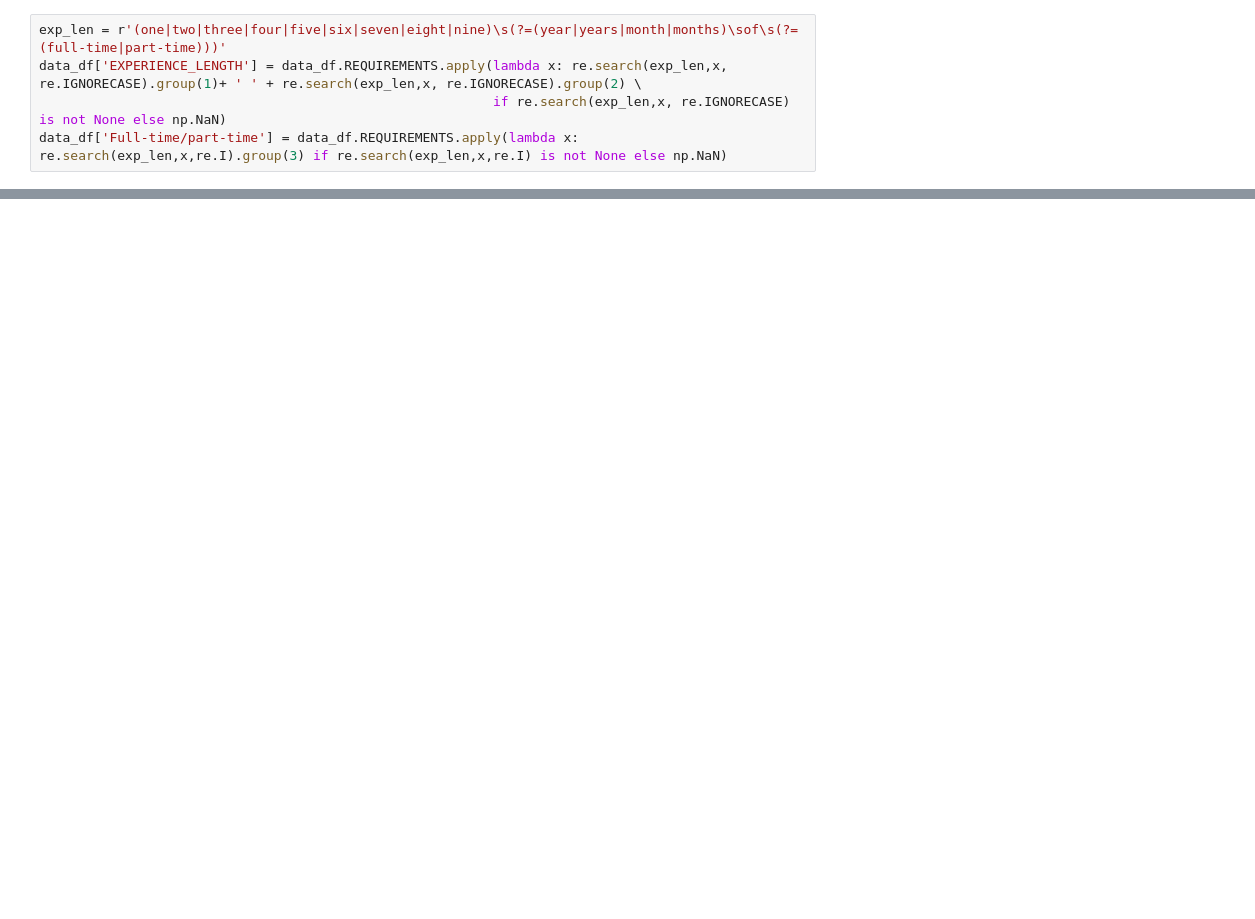
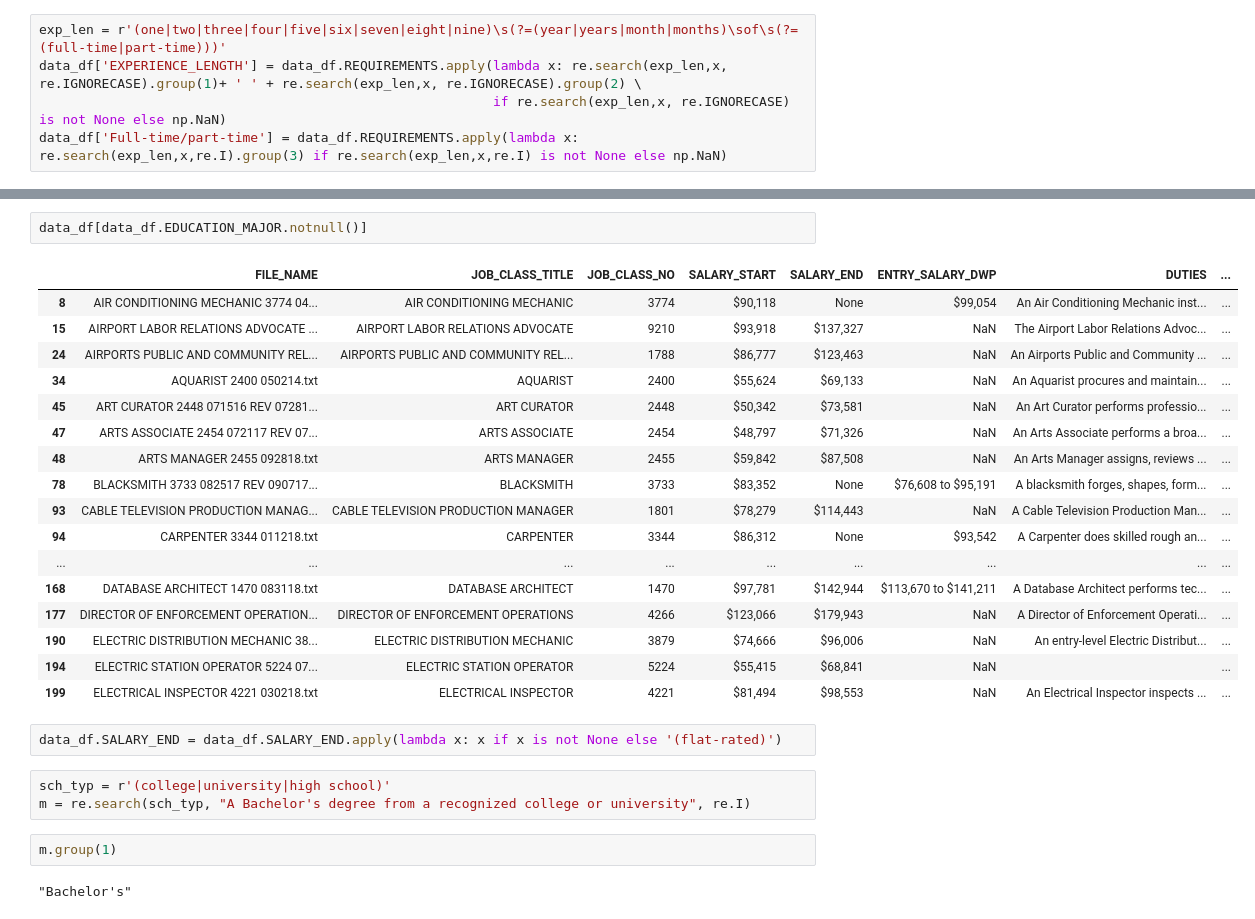
Before and after one commit to gt0410/City-of-LA-Kaggle, a Jupyter notebook: main.ipynb, the cells around one changed output, grey strips where cells are left out. Drawn from its saved outputs; the diff is of its cells as text; blank space fills up the shorter version.

```diff
--- a/main.ipynb
+++ b/main.ipynb
@@ -244,0 +194,29 @@ data_df.EXPERIENCE_LENGTH.isnull().sum()
+# %%
+data_df[data_df.EDUCATION_MAJOR.notnull()]
+# %% [output]
+|  | FILE_NAME | JOB_CLASS_TITLE | JOB_CLASS_NO | SALARY_START | SALARY_END | ENTRY_SALARY_DWP | DUTIES | ... |
+| 8 | AIR CONDITIONING MECHANIC 3774 04... | AIR CONDITIONING MECHANIC | 3774 | $90,118 | None | $99,054 | An Air Conditioning Mechanic inst... | ... |
+| 15 | AIRPORT LABOR RELATIONS ADVOCATE ... | AIRPORT LABOR RELATIONS ADVOCATE | 9210 | $93,918 | $137,327 | NaN | The Airport Labor Relations Advoc... | ... |
+| 24 | AIRPORTS PUBLIC AND COMMUNITY REL... | AIRPORTS PUBLIC AND COMMUNITY REL... | 1788 | $86,777 | $123,463 | NaN | An Airports Public and Community ... | ... |
+| 34 | AQUARIST 2400 050214.txt | AQUARIST | 2400 | $55,624 | $69,133 | NaN | An Aquarist procures and maintain... | ... |
+| 45 | ART CURATOR 2448 071516 REV 07281... | ART CURATOR | 2448 | $50,342 | $73,581 | NaN | An Art Curator performs professio... | ... |
+| 47 | ARTS ASSOCIATE 2454 072117 REV 07... | ARTS ASSOCIATE | 2454 | $48,797 | $71,326 | NaN | An Arts Associate performs a broa... | ... |
+| 48 | ARTS MANAGER 2455 092818.txt | ARTS MANAGER | 2455 | $59,842 | $87,508 | NaN | An Arts Manager assigns, reviews ... | ... |
+| 78 | BLACKSMITH 3733 082517 REV 090717... | BLACKSMITH | 3733 | $83,352 | None | $76,608 to $95,191 | A blacksmith forges, shapes, form... | ... |
+| 93 | CABLE TELEVISION PRODUCTION MANAG... | CABLE TELEVISION PRODUCTION MANAGER | 1801 | $78,279 | $114,443 | NaN | A Cable Television Production Man... | ... |
+| 94 | CARPENTER 3344 011218.txt | CARPENTER | 3344 | $86,312 | None | $93,542 | A Carpenter does skilled rough an... | ... |
+| ... | ... | ... | ... | ... | ... | ... | ... | ... |
+| 168 | DATABASE ARCHITECT 1470 083118.txt | DATABASE ARCHITECT | 1470 | $97,781 | $142,944 | $113,670 to $141,211 | A Database Architect performs tec... | ... |
+| 177 | DIRECTOR OF ENFORCEMENT OPERATION... | DIRECTOR OF ENFORCEMENT OPERATIONS | 4266 | $123,066 | $179,943 | NaN | A Director of Enforcement Operati... | ... |
+| 190 | ELECTRIC DISTRIBUTION MECHANIC 38... | ELECTRIC DISTRIBUTION MECHANIC | 3879 | $74,666 | $96,006 | NaN | An entry-level Electric Distribut... | ... |
+| 194 | ELECTRIC STATION OPERATOR 5224 07... | ELECTRIC STATION OPERATOR | 5224 | $55,415 | $68,841 | NaN |  | ... |
+| 199 | ELECTRICAL INSPECTOR 4221 030218.txt | ELECTRICAL INSPECTOR | 4221 | $81,494 | $98,553 | NaN | An Electrical Inspector inspects ... | ... |
+# %%
+data_df.SALARY_END = data_df.SALARY_END.apply(lambda x: x if x is not None else '(flat-rated)')
+# %%
+sch_typ = r'(college|university|high school)'
+m = re.search(sch_typ, "A Bachelor's degree from a recognized college or university", re.I)
+# %%
+m.group(1)
+# %% [output]
+"Bachelor's"
```
Also changed, not shown: parts of 25 cells of this notebook.
